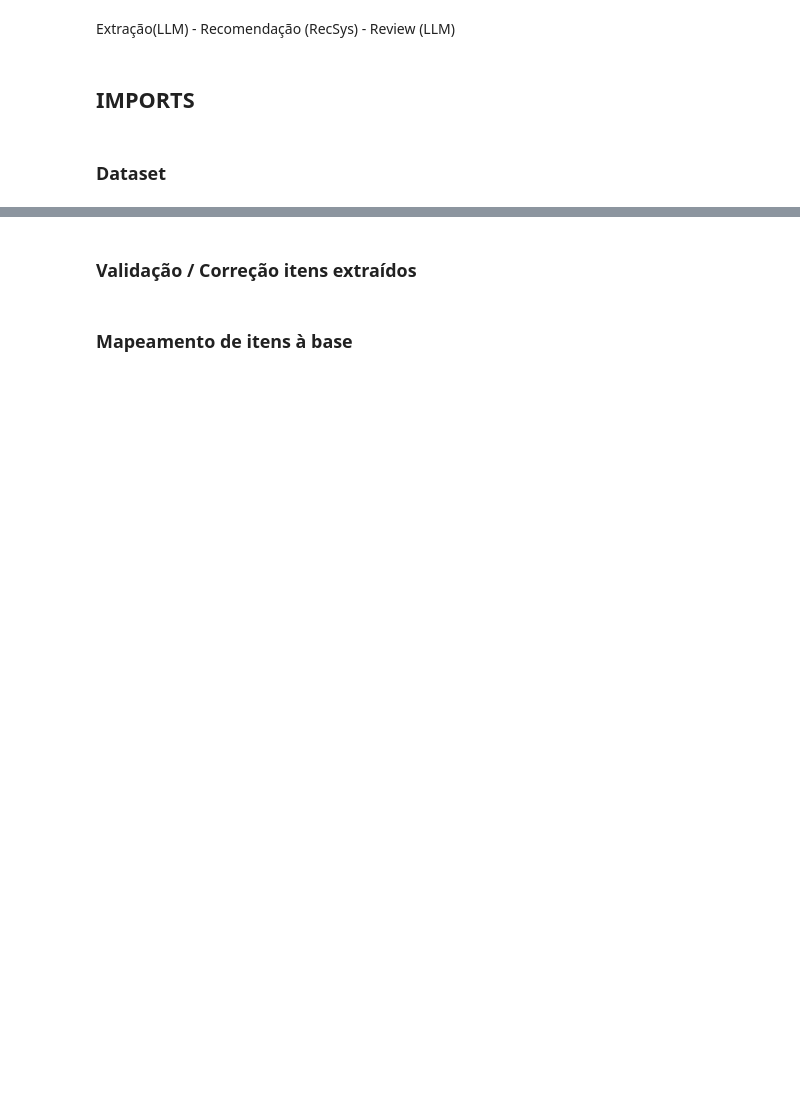
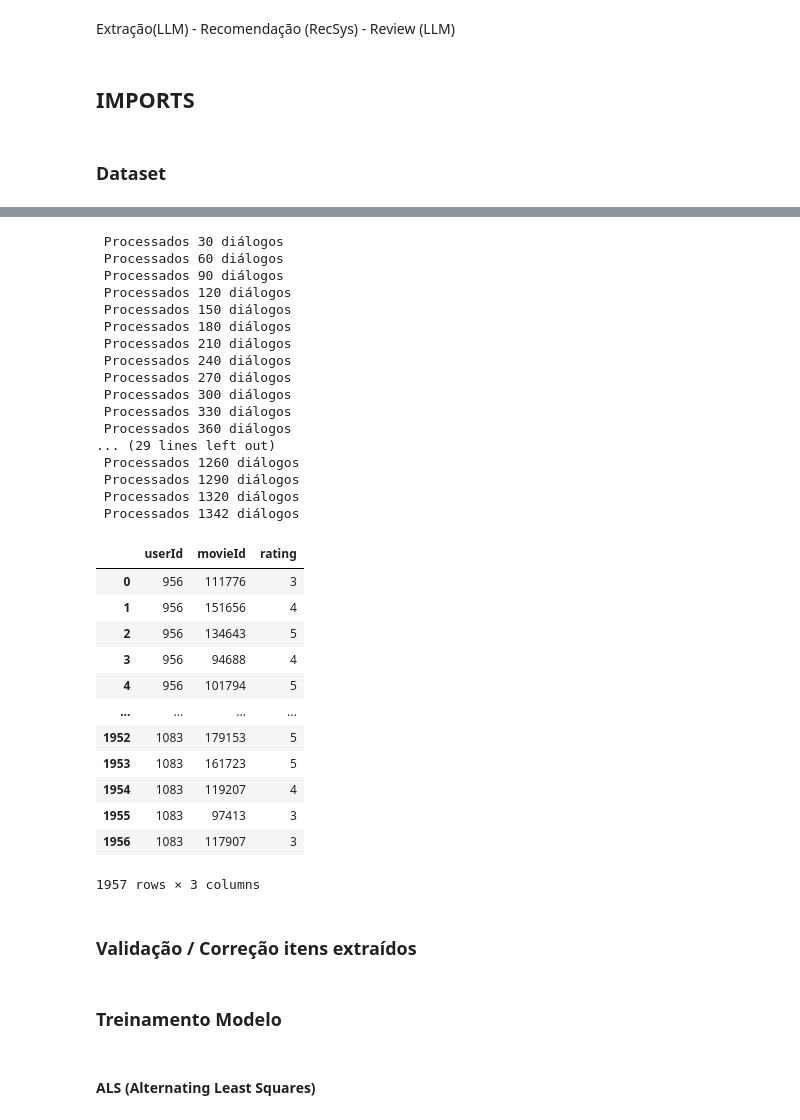
Before and after one commit to MarcosABP/CRS-LLM, a Jupyter notebook: rec.ipynb, the cells around one changed output, grey strips where cells are left out. Saved outputs shown, nothing was run; the diff lists cells and outputs as text; code cells hidden in the pictures; blank space fills up the shorter version.

Commit message:
Bases e Extracao v2

```diff
--- a/rec.ipynb
+++ b/rec.ipynb
@@ -278,4 +458,38 @@ Sistema: Até logo!
+# %%
+user_item_test = await process_dataset(test_data, batch_size=30)
+user_item_test
+# %% [output]
+ Processados 30 diálogos
+ Processados 60 diálogos
+ Processados 90 diálogos
+ Processados 120 diálogos
+ Processados 150 diálogos
+ Processados 180 diálogos
+ Processados 210 diálogos
+ Processados 240 diálogos
+ Processados 270 diálogos
+ Processados 300 diálogos
+ Processados 330 diálogos
+ Processados 360 diálogos
+... (29 lines left out)
+ Processados 1260 diálogos
+ Processados 1290 diálogos
+ Processados 1320 diálogos
+ Processados 1342 diálogos
+|  | userId | movieId | rating |
+| 0 | 956 | 111776 | 3 |
+| 1 | 956 | 151656 | 4 |
+| 2 | 956 | 134643 | 5 |
+| 3 | 956 | 94688 | 4 |
+| 4 | 956 | 101794 | 5 |
+| ... | ... | ... | ... |
+| 1952 | 1083 | 179153 | 5 |
+| 1953 | 1083 | 161723 | 5 |
+| 1954 | 1083 | 119207 | 4 |
+| 1955 | 1083 | 97413 | 3 |
+| 1956 | 1083 | 117907 | 3 |
+1957 rows × 3 columns
 # %% [markdown]
 ### Validação / Correção itens extraídos
-# %% [markdown]
-### Mapeamento de itens à base
+# %% [markdown]
+### Treinamento Modelo
@@ -281,0 +501,2 @@ Sistema: Até logo!
+# %% [markdown]
+#### ALS (Alternating Least Squares)
```
Also changed, not shown: parts of 36 cells of this notebook, 2 other files.
